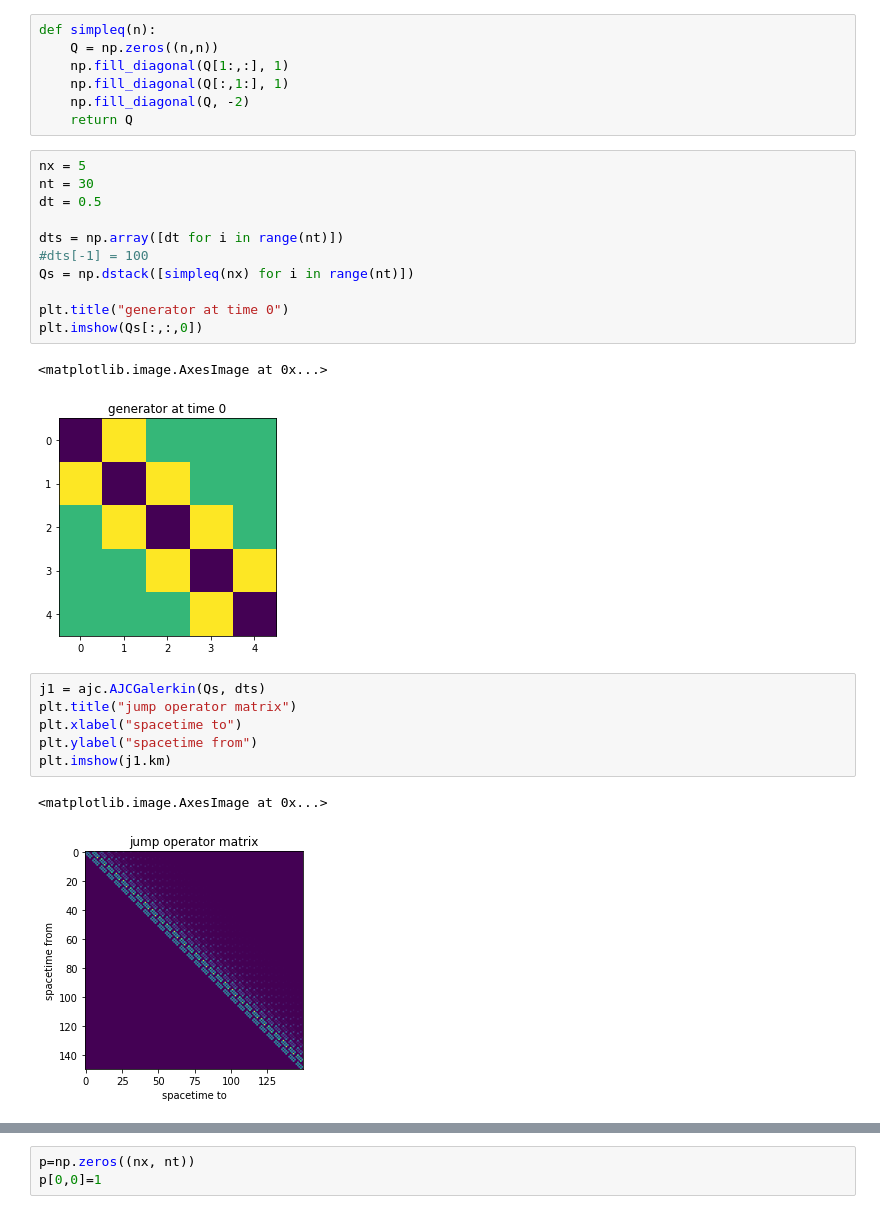
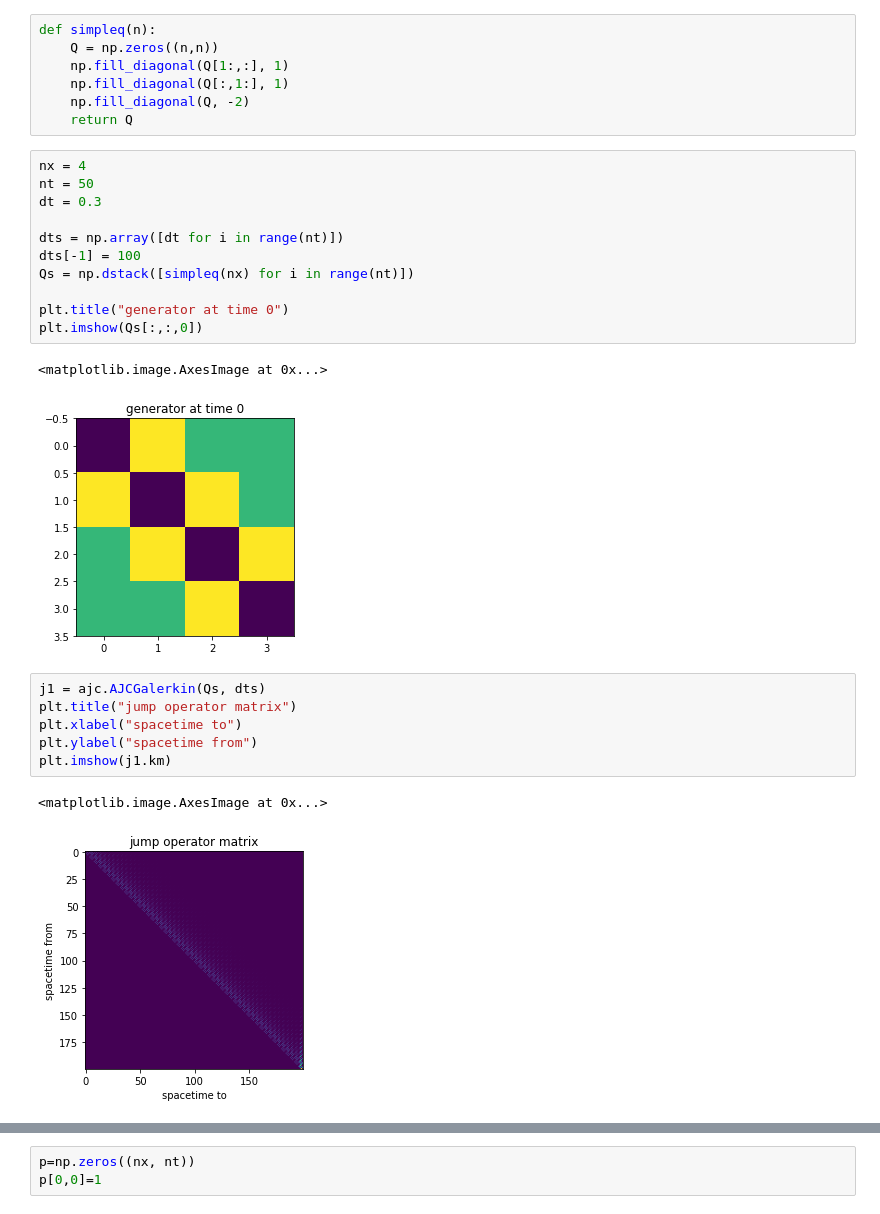
Before and after one commit to axsk/augmented-jump-chain, a Jupyter notebook: ajctest.ipynb, the cells around one changed output, grey strips where cells are left out. Saved outputs shown, nothing was run; the diff lists cells and outputs as text.

```diff
--- a/ajctest.ipynb
+++ b/ajctest.ipynb
@@ -12,19 +12,19 @@ def simpleq(n):
     np.fill_diagonal(Q, -2)
     return Q
 # %%
-nx = 5
-nt = 30
-dt = 0.5
+nx = 4
+nt = 50
+dt = 0.3
 
 dts = np.array([dt for i in range(nt)])
-#dts[-1] = 100
+dts[-1] = 100
 Qs = np.dstack([simpleq(nx) for i in range(nt)])
 
 plt.title("generator at time 0")
 plt.imshow(Qs[:,:,0])
 # %% [output]
 <matplotlib.image.AxesImage at 0x...>
-[figure, old version]
+[figure, new version]
 # %%
 j1 = ajc.AJCGalerkin(Qs, dts)
 plt.title("jump operator matrix")
@@ -33,7 +33,7 @@ plt.ylabel("spacetime from")
 plt.imshow(j1.km)
 # %% [output]
 <matplotlib.image.AxesImage at 0x...>
-[figure, old version]
+[figure, new version]
 # %%
 plt.xlabel("spacetime from")
 plt.ylabel("rowsum to")
```
Also changed, not shown: parts of 12 cells of this notebook, 2 other files.
